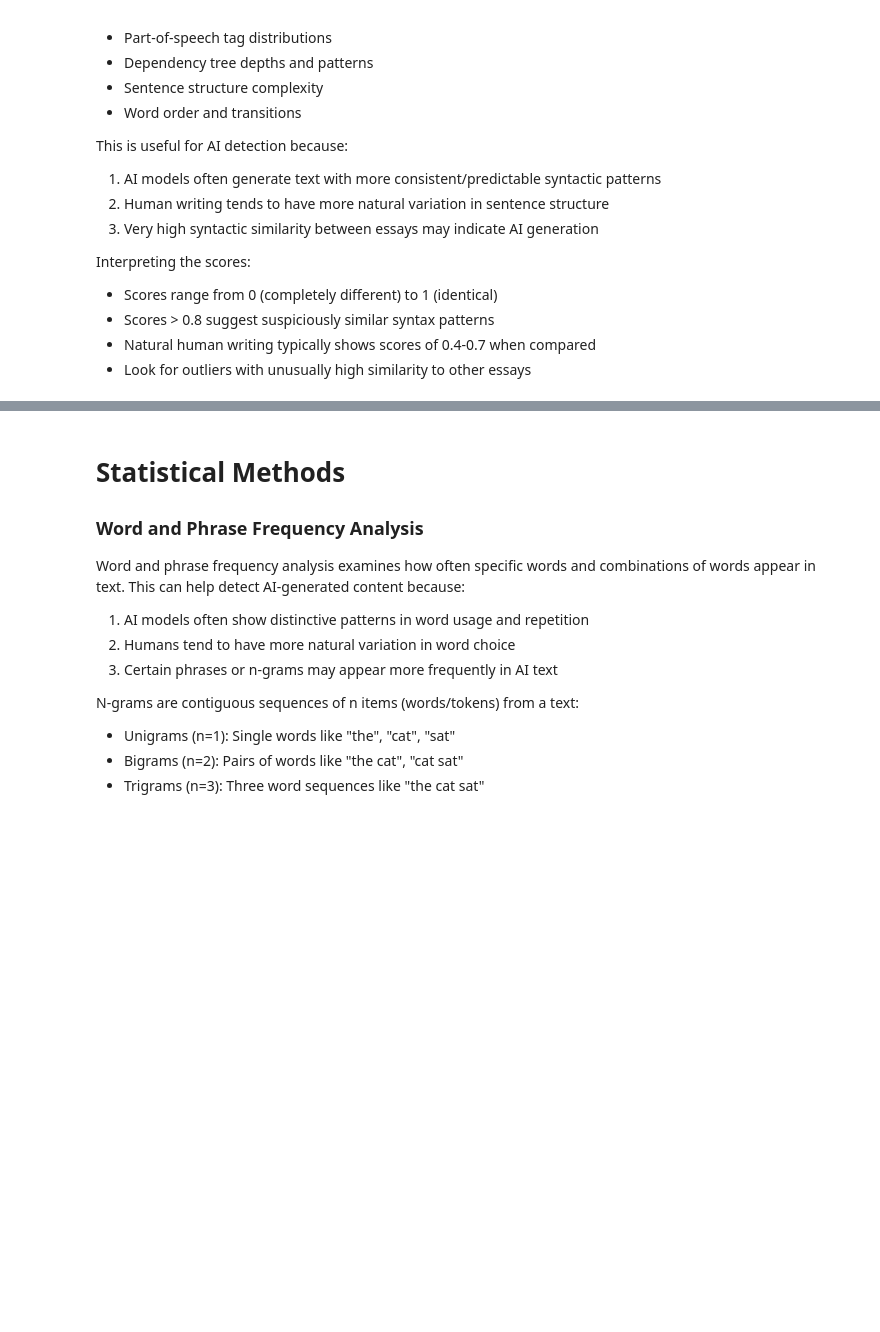
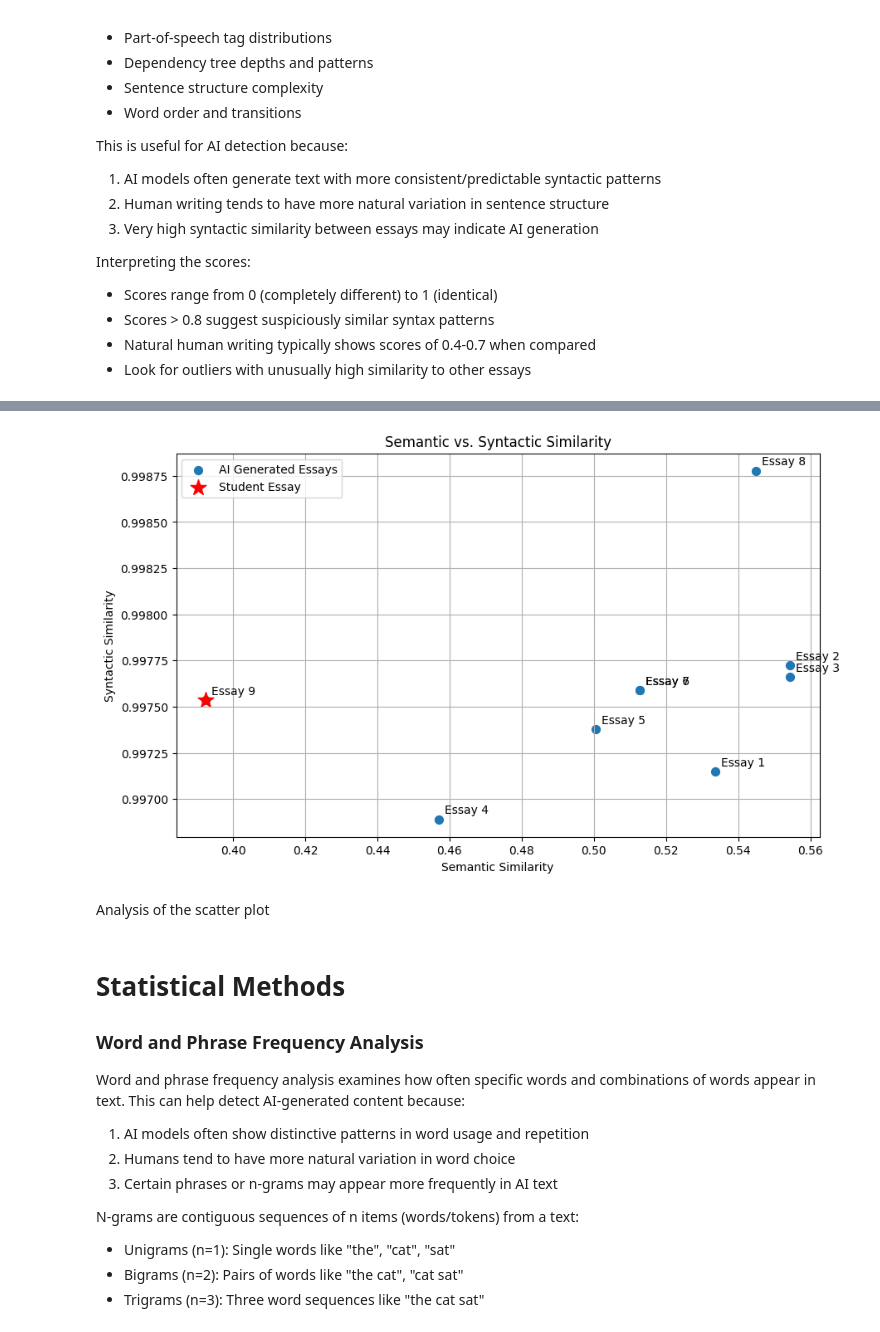
Before and after one commit to 0xHenriksson/essay-detect, a Jupyter notebook: detect.ipynb, the cells around one changed output, grey strips where cells are left out. Cells and saved outputs as stored; diff of their text form; code cells hidden in the pictures; blank space fills up the shorter version.

```diff
--- a/detect.ipynb
+++ b/detect.ipynb
@@ -469,3 +580,31 @@ ValueError: shapes (68,) and (67,) not aligned: 68 (dim 0) != 67 (dim 0)
+# %%
+# prompt: scatter plot comparing semantic vs. syntactic similarity of the student essay vs the ai-generated essays, with the student essay made more distinguishable
+
+# Assuming 'semantic_scores' and 'syntactic_scores' are already calculated
+
+plt.figure(figsize=(10, 6))
+
+# Plot AI-generated essays
+plt.scatter(semantic_scores, syntactic_scores, label='AI Generated Essays', s=50) # Increased marker size
+
+# Plot student essay with distinct marker and label
+plt.scatter(semantic_scores[-1], syntactic_scores[-1], c='red', label='Student Essay', marker='*', s=200)  # Distinctive marker and increased size
+
+plt.xlabel('Semantic Similarity')
+plt.ylabel('Syntactic Similarity')
+plt.title('Semantic vs. Syntactic Similarity')
+
+# Annotate each point with essay number
+for i in range(len(semantic_scores)):
+    plt.annotate(f'Essay {i+1}', (semantic_scores[i], syntactic_scores[i]), textcoords="offset points", xytext=(5,5), ha='left')
+
+plt.legend()
+plt.grid(True)
+plt.show()
+# %% [output]
+[figure, added]
+# %% [markdown]
+Analysis of the scatter plot
 # %% [markdown]
 # Statistical Methods
 
```
Also changed, not shown: parts of 27 cells of this notebook.
